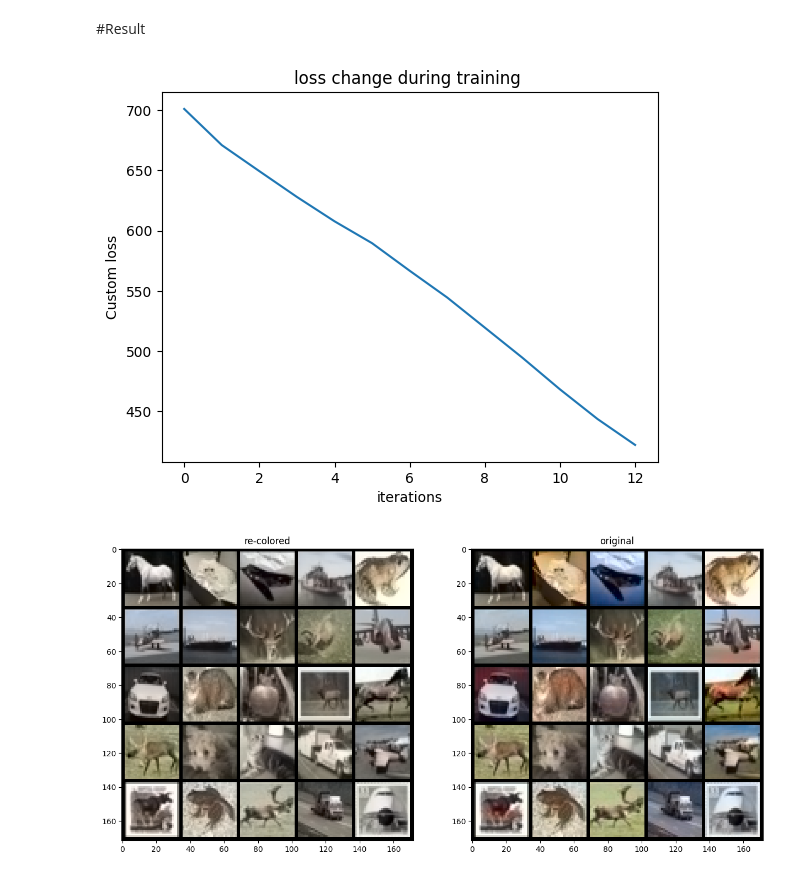
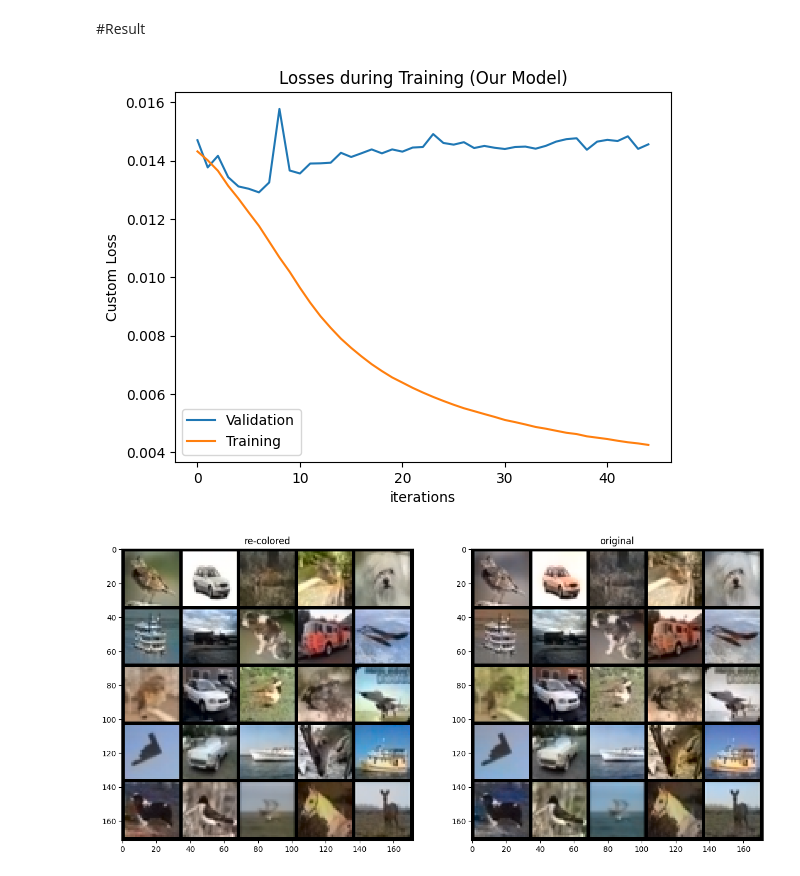
Before and after one commit to DingPang/ACV_Colorization, a Jupyter notebook: main.ipynb, the cells around one changed output. Cells and saved outputs as stored; diff of their text form; code cells hidden in the pictures.

```diff
--- a/main.ipynb
+++ b/main.ipynb
@@ -171,52 +203,38 @@ def bmse_loss(inputs, targets):
 cmodel2 = ColorNet()
 optimizer = torch.optim.Adam(params=cmodel2.parameters(), lr=lr)
 # %%
-def forward(x):
-    res = cmodel2(x)
-    return res
-
-def cal_loss(res, targets, pred_sizes, target_sizes):
+def cal_loss(res, targets):
     loss = bmse_loss(res, targets)
     return loss
 
-def train_batch(batch):
-    batch = batch[0]
-    inputs, targets = batch[:, 0:1, :, :], batch[:, 1:3, :, :]
-    res = forward(inputs)
-
-    loss = cal_loss(res, targets, 0, 0)
-    return loss
-
-
-def training_step(batch):
-    loss = train_batch(batch)
-    optimizer.zero_grad()
-    loss.backward()
-    optimizer.step()
-    return abs(loss.item())
 
 if os.path.exists(dp_save_path2):
-  cmodel1.load_state_dict(torch.load(dp_save_path2))
-
-
+  cmodel2.load_state_dict(torch.load(dp_save_path2))
 
 losses2 = []
+losses2_val = []
 # training loop
 for epoch in range(0, epochs):
     pbar = None
     pbar = tqdm(train_dataloader, leave=True, total= len(train_dataloader))
-    cmodel2.train()
     outputs = []
+    vals = []
 
     for batch_nb, batch in enumerate(pbar):
-        loss = training_step(batch)
+        loss = training_step(batch, cmodel2)
         outputs.append(loss)
 
+    pbar2 = tqdm(val_dataloader, leave=True, total= len(val_dataloader))
+
+    for batch_nb, batch in enumerate(pbar2):
+        loss = val(batch, cmodel2)
+        vals.append(loss)
 
     train_result = np.mean(outputs)
     losses2.append(train_result)
-
-    print('epoch = {}, train_loss = {}'.format(epoch, train_result))
+    val_result = np.mean(vals)
+    losses2_val.append(val_result)
+    print('epoch = {}, train_loss = {} val_loss = {}'.format(epoch, train_result, val_result))
     print("saving checkpoint")
     torch.save(cmodel2.state_dict(), dp_save_path2)
 # %% [output]
@@ -250,21 +266,23 @@ KeyboardInterrupt: ignored
 # %% [markdown]
 #Result
 # %%
-plt.plot(losses2)
+plt.plot(losses2_val, label = "Validation")
+plt.plot(losses2, label = "Training")
 plt.xlabel("iterations")
-plt.ylabel("Custom loss")
-plt.title("loss change during training ")
+plt.ylabel("Custom Loss")
+plt.title("Losses during Training (Our Model)")
+plt.legend()
 plt.show()
 # %% [output]
-[figure, old version]
+[figure, new version]
 # %%
 plt.ion()
 
 with torch.no_grad():
 
     # pick a random subset of images from the test set
-    image_inds = np.random.choice(len(train_dataset), 25, replace=False)
-    lab_batch = torch.stack([train_dataset[i][0] for i in image_inds])
+    image_inds = np.random.choice(len(test_dataset), 25, replace=False)
+    lab_batch = torch.stack([test_dataset[i][0] for i in image_inds])
     # lab_batch = lab_batch.to(device)
 
     # predict colors (ab channels)
@@ -276,31 +294,31 @@ with torch.no_grad():
     predicted_lab_batch2 = torch.cat([lab_batch[:, 0:1, :, :], predicted_ab_batch2], dim=1)
 
     lab_batch = lab_batch.cpu()
     predicted_lab_batch = predicted_lab_batch.cpu()
     predicted_lab_batch2 = predicted_lab_batch2.cpu()
 
     # convert to rgb
     rgb_batch = []
     predicted_rgb_batch = []
     for i in range(lab_batch.size(0)):
         # original
         # rgb_img = color.lab2rgb(np.transpose(lab_batch[i, :, :, :].numpy().astype('float64'), (1, 2, 0)))
         # rgb_batch.append(torch.FloatTensor(np.transpose(rgb_img, (2, 0, 1))))
 
         # model 1
         rgb_img = color.lab2rgb(np.transpose(predicted_lab_batch2[i, :, :, :].numpy().astype('float64'), (1, 2, 0)))
         rgb_batch.append(torch.FloatTensor(np.transpose(rgb_img, (2, 0, 1))))
 
         #model 2
         predicted_rgb_img = color.lab2rgb(np.transpose(predicted_lab_batch[i, :, :, :].numpy().astype('float64'), (1, 2, 0)))
         predicted_rgb_batch.append(torch.FloatTensor(np.transpose(predicted_rgb_img, (2, 0, 1))))
 
     # plot images
     fig, ax = plt.subplots(figsize=(15, 15), nrows=1, ncols=2)
     ax[0].imshow(np.transpose(torchvision.utils.make_grid(torch.stack(predicted_rgb_batch), nrow=5).numpy(), (1, 2, 0)))
     ax[0].title.set_text('re-colored')
     ax[1].imshow(np.transpose(torchvision.utils.make_grid(torch.stack(rgb_batch), nrow=5).numpy(), (1, 2, 0)))
     ax[1].title.set_text('original')
     plt.show()
 # %% [output]
-[figure, old version]
+[figure, new version]
```
Also changed, not shown: parts of 5 cells of this notebook.
